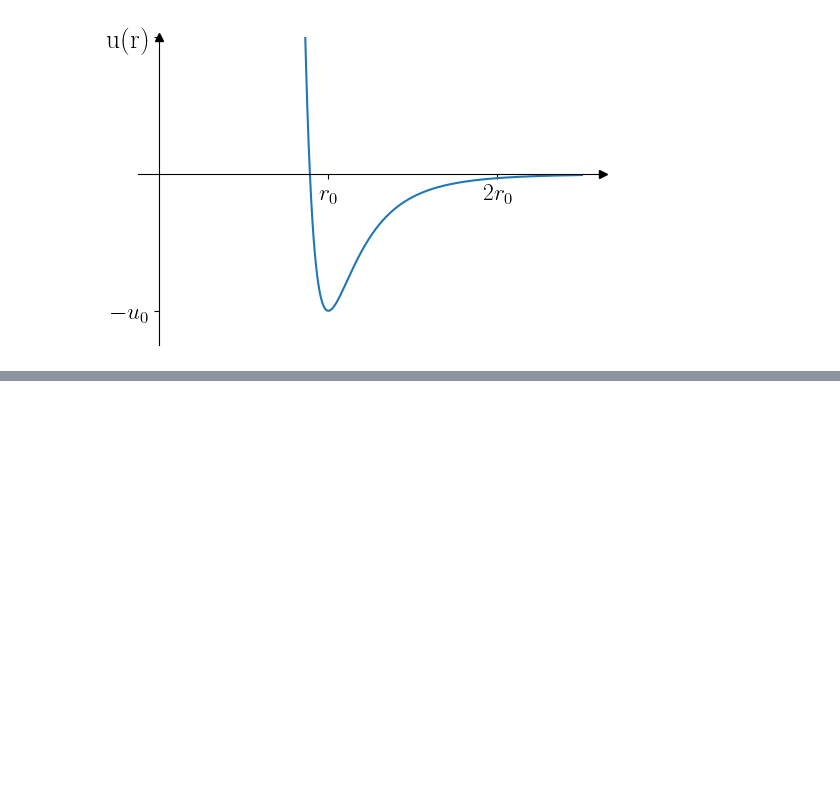
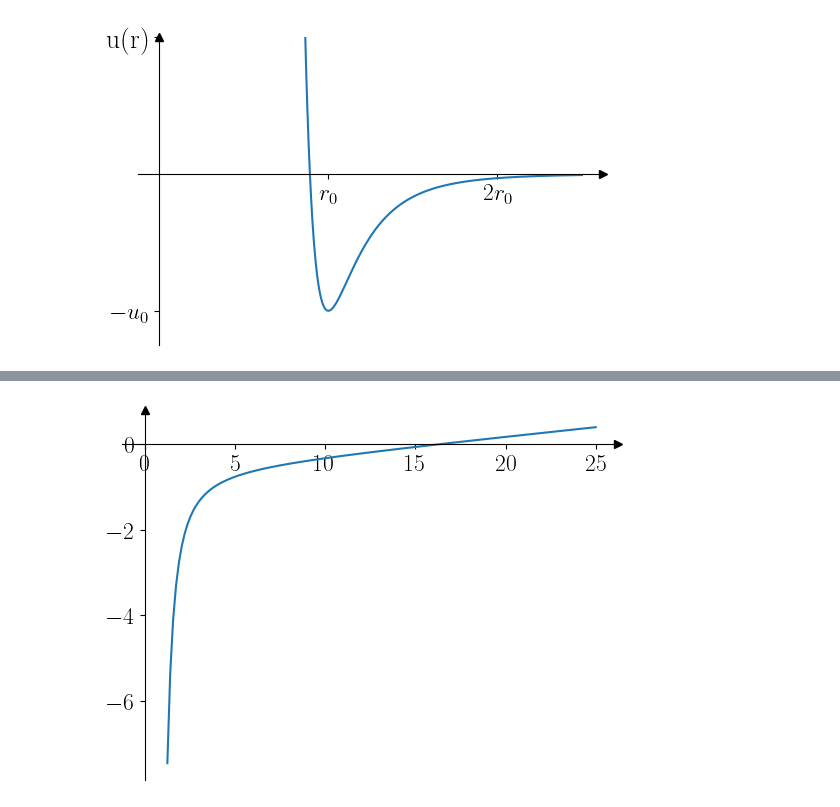
Before and after one commit to metallicpeat/computational-physics, a Jupyter notebook: statistical-mechanics/Final.ipynb, the cells around one changed output, grey strips where cells are left out. Saved outputs shown, nothing was run; the diff lists cells and outputs as text; code cells hidden in the pictures; blank space fills up the shorter version.

```diff
--- a/statistical-mechanics/Final.ipynb
+++ b/statistical-mechanics/Final.ipynb
@@ -19,7 +20,9 @@ def LJ(r):
 # %%
 def Simpson(T,a,b,num_points):
     def function(r,T):
-        value = (r**2) *LJ(r)*np.exp(LJ(r)/(k*T))
+        value = (r**2)
+        value *=LJ(r)
+        value *= np.exp(-LJ(r)/(k*T))
         return value
     dr = (b-a)/num_points
     integral = function(a,T)
@@ -63,0 +102,28 @@ plt.show()
+# %%
+## Calculate Integral
+TMax = 100/u0
+TMin = 5/u0
+num_T = 150
+T_list = np.linspace(TMin,TMax,num_T)
+dT = (TMax-TMin)/num_T
+U_list = []
+for T in T_list:
+    dU = 2*np.pi*Simpson(T,0.1*r0,1*r0,200)/(u0*(r0**3))
+    U_list.append(dU)
+plt.plot(T_list,U_list)
+
+plt.rcParams.update({
+    "text.usetex": True,
+    "font.family": "serif",
+    "font.size": 17
+})
+ax = plt.gca()
+ax.spines[['left','bottom']].set_position(('data',0))
+ax.spines[['top','right']].set_visible(False)
+ax.plot(1,0,">k",transform=ax.get_yaxis_transform(),clip_on=False)
+ax.plot(0,1,"^k",transform=ax.get_xaxis_transform(),clip_on=False)
+
+
+plt.show()
+# %% [output]
+[figure, added]
```
Also changed, not shown: parts of 4 cells of this notebook.
